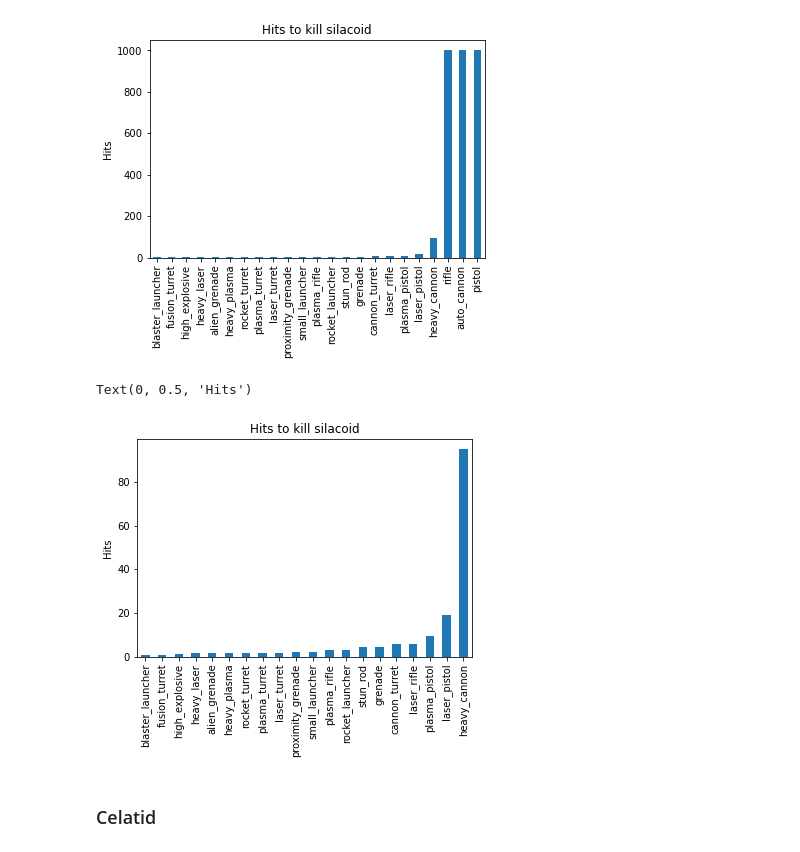
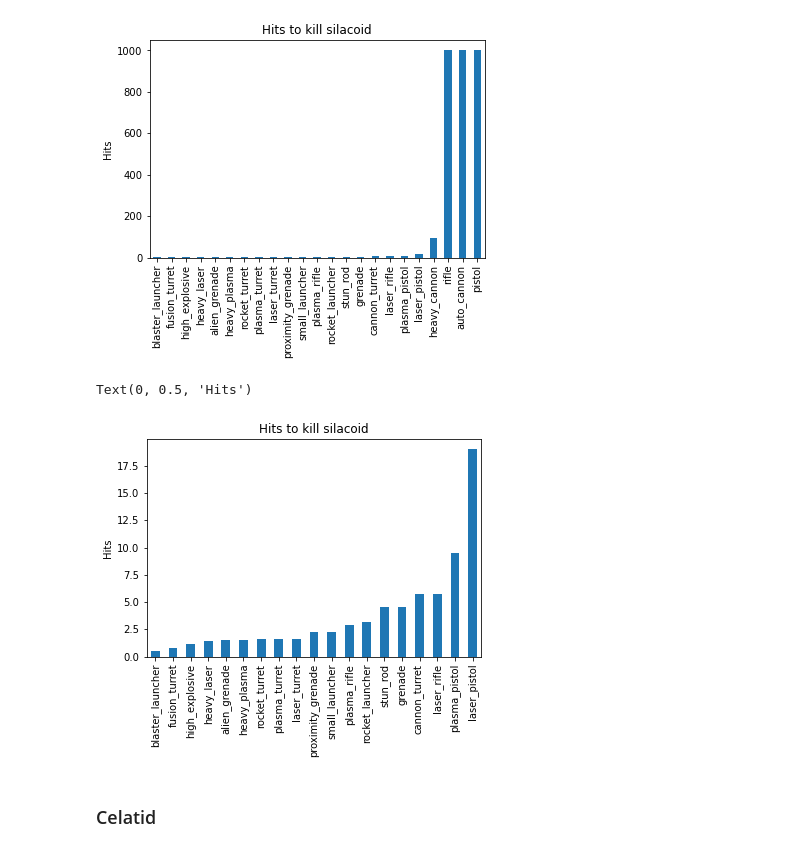
Before and after one commit to Bernardo-MG/xcom-analysis-jupyter-notebook, a Jupyter notebook: enemy_unknown/enemy_survivability.ipynb, the cells around one changed output. Saved outputs shown, nothing was run; the diff lists cells and outputs as text; code cells hidden in the pictures.

Commit message:
Improved visualization

```diff
--- a/enemy_unknown/enemy_survivability.ipynb
+++ b/enemy_unknown/enemy_survivability.ipynb
@@ -556,12 +468,12 @@ ax.set_ylabel("Hits")
 Text(0, 0.5, 'Hits')
 [figure]
 # %%
-ax = hits_to_kill_graph[hits_to_kill_graph["hits_to_kill"] < 200].plot.bar(title="Hits to kill silacoid", legend=False)
+ax = hits_to_kill_graph[hits_to_kill_graph["hits_to_kill"] < 80].plot.bar(title="Hits to kill silacoid", legend=False)
 ax.xaxis.get_label().set_visible(False)
 ax.set_ylabel("Hits")
 # %% [output]
 Text(0, 0.5, 'Hits')
-[figure, old version]
+[figure, new version]
 # %% [markdown]
 ### Celatid
 # %%
```
Also changed, not shown: parts of 23 cells of this notebook.
